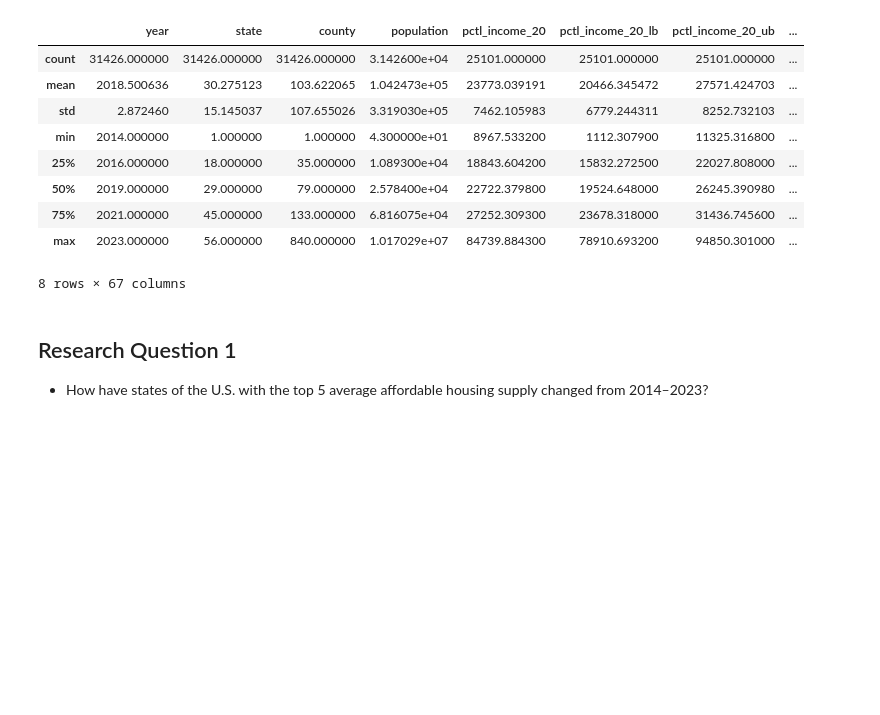
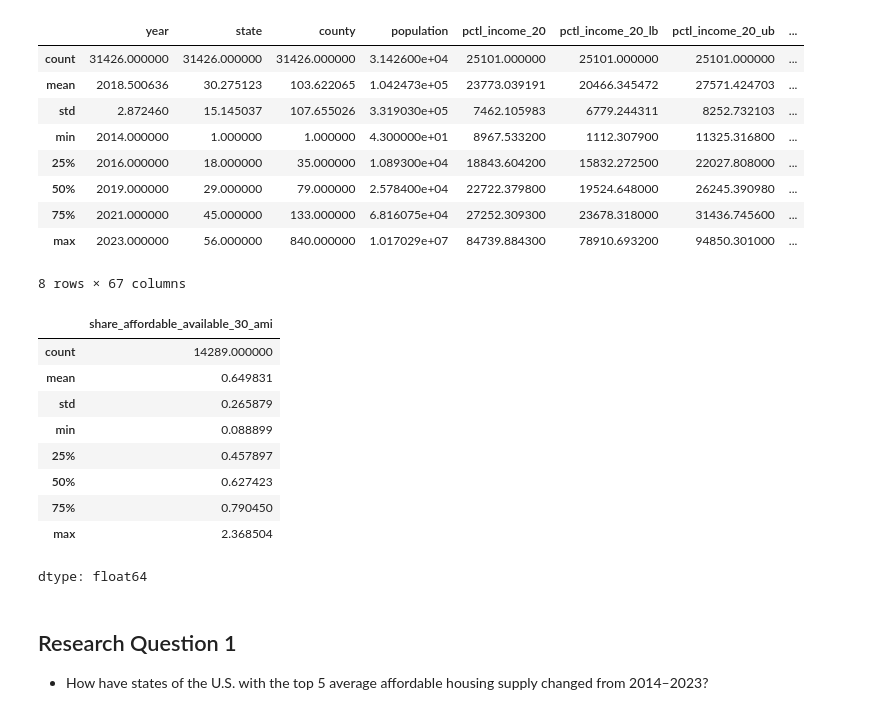
Before and after one commit to Adrian1840/MATH120_Final_Project, a Jupyter notebook: notebooks/MATH120_Final_Project.ipynb, the cells around one changed output. Drawn from its saved outputs; the diff is of its cells as text; code cells hidden in the pictures; blank space fills up the shorter version.

```diff
--- a/notebooks/MATH120_Final_Project.ipynb
+++ b/notebooks/MATH120_Final_Project.ipynb
@@ -89,6 +89,20 @@ county.describe()
 | 75% | 2021.000000 | 45.000000 | 133.000000 | 6.816075e+04 | 27252.309300 | 23678.318000 | 31436.745600 | ... |
 | max | 2023.000000 | 56.000000 | 840.000000 | 1.017029e+07 | 84739.884300 | 78910.693200 | 94850.301000 | ... |
 8 rows × 67 columns
+# %%
+county_subset = county["share_affordable_available_30_ami"]
+county_subset.describe()
+# %% [output]
+|  | share_affordable_available_30_ami |
+| count | 14289.000000 |
+| mean | 0.649831 |
+| std | 0.265879 |
+| min | 0.088899 |
+| 25% | 0.457897 |
+| 50% | 0.627423 |
+| 75% | 0.790450 |
+| max | 2.368504 |
+dtype: float64
 # %% [markdown]
 ## Research Question 1
 * How have states of the U.S. with the top 5 average affordable housing supply changed from 2014–2023?
```
Also changed, not shown: parts of 8 cells of this notebook.
